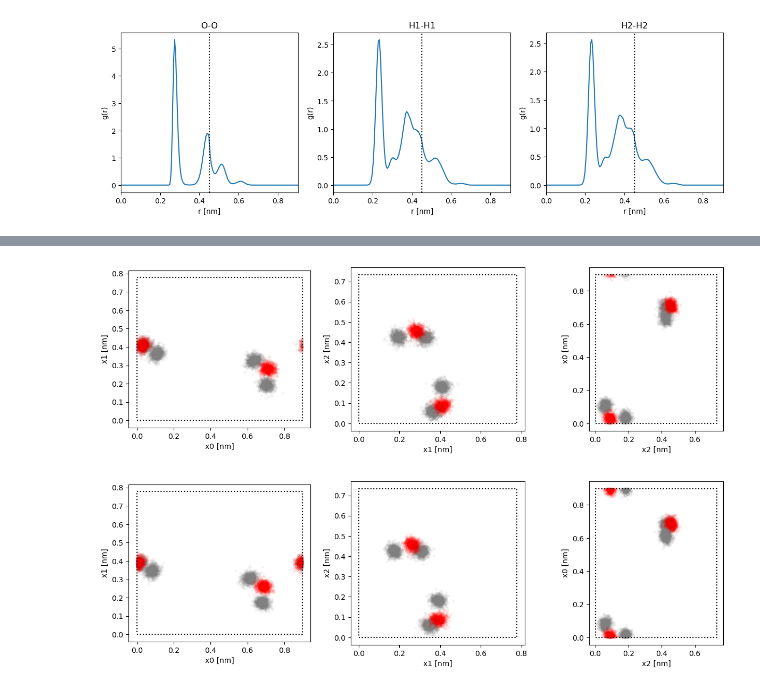
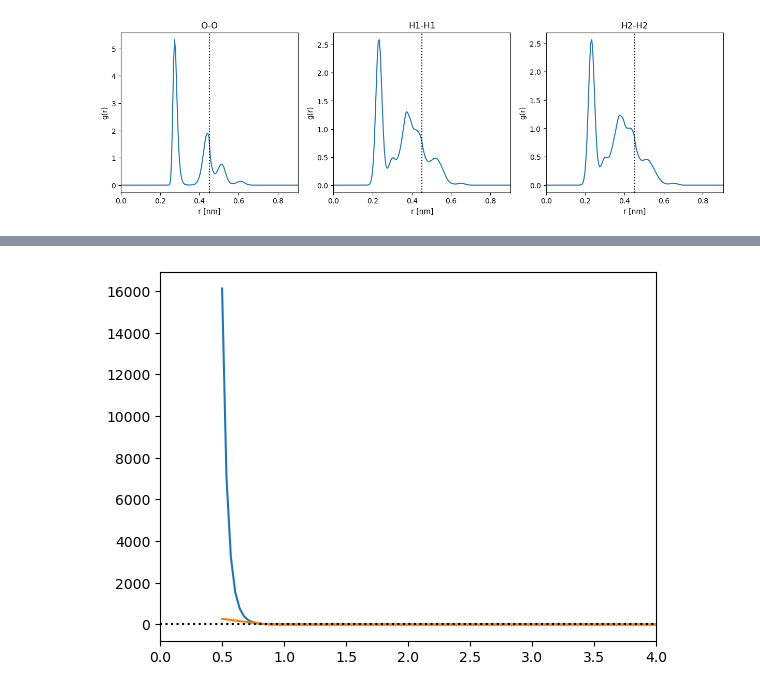
Before and after one commit to noegroup/rigid-flows, a Jupyter notebook: data/water/ice_analysis.ipynb, the cells around one changed output, grey strips where cells are left out. Cells and saved outputs as stored; diff of their text form; code cells hidden in the pictures.

```diff
--- a/data/water/ice_analysis.ipynb
+++ b/data/water/ice_analysis.ipynb
@@ -73,6 +55,0 @@ plt.show()
-# %%
-model.plot_2Dview(pos[-1000:,i-4:i+4], box)
-model.plot_2Dview(pos[:1000,i-4:i+4], box)
-# %% [output]
-[figure, removed]
-[figure, removed]
@@ -78,0 +61,26 @@ model.plot_2Dview(pos[:1000,i-4:i+4], box)
+# %%
+def u_lj(r):
+    return 4*(r**(-12)-r**(-6))
+
+def up_lj(r):
+    return 4*6*(r**(-7)-2*r**(-13))
+
+def u_lin(r, r_lin=0.8):
+    if not isinstance(r, np.ndarray):
+        r = np.array(r)
+    return np.where(r < r_lin, u_lj(r_lin) + up_lj(r_lin)*(r-r_lin), u_lj(r))
+    # if r < r_lin:
+    #     return u_lj(r_lin) + up_lj(r_lin)*(r-r_lin)
+    # else:
+    #     return u_lj(r)
+
+
+r = np.linspace(0.5, 4, 100)
+plt.plot(r, u_lj(r))
+plt.plot(r, u_lin(r))
+plt.axhline(0, ls=':', c='k')
+# plt.ylim(-1.2, 100)
+plt.xlim(0, r[-1])
+plt.show()
+# %% [output]
+[figure, added]
```
Also changed, not shown: parts of 5 cells of this notebook, 2 other files.
